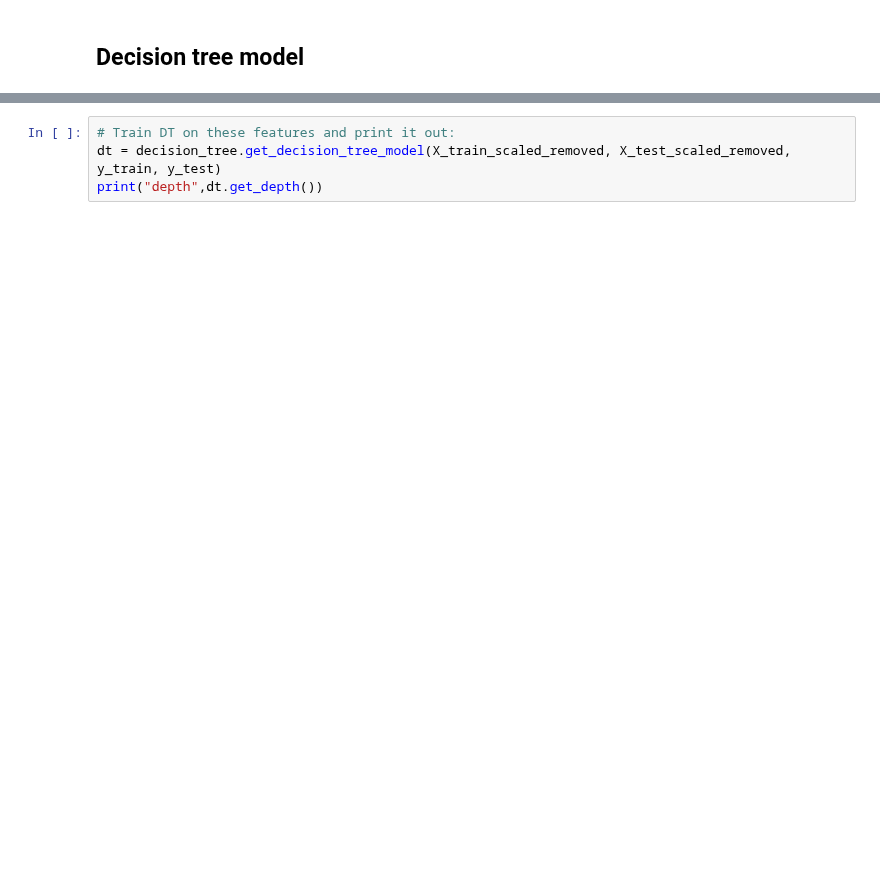
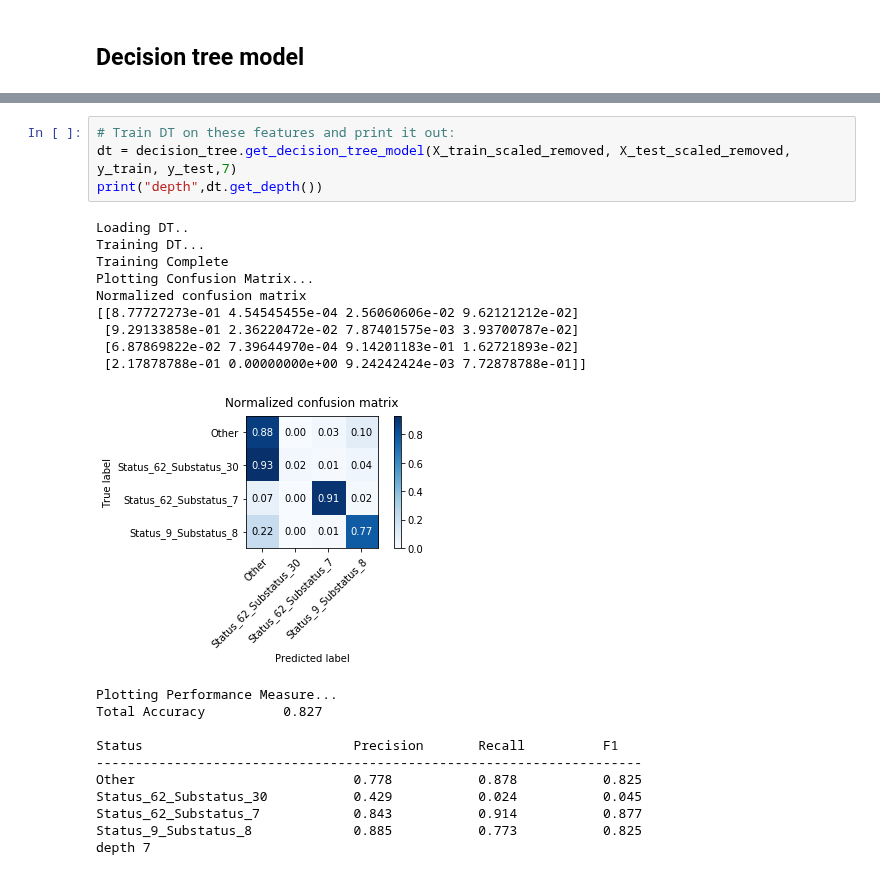
Before and after one commit to StianIsmar/project-thesis, a Jupyter notebook: TE/models/run_models.ipynb, the cells around one changed output, grey strips where cells are left out. Drawn from its saved outputs; the diff is of its cells as text; blank space fills up the shorter version.

```diff
--- a/TE/models/run_models.ipynb
+++ b/TE/models/run_models.ipynb
@@ -291,7 +337,28 @@ X_test_scaled_removed.head()
 # %%
 # Train DT on these features and print it out:
-dt = decision_tree.get_decision_tree_model(X_train_scaled_removed, X_test_scaled_removed, y_train, y_test)
+dt = decision_tree.get_decision_tree_model(X_train_scaled_removed, X_test_scaled_removed, y_train, y_test,7)
 print("depth",dt.get_depth())
+# %% [output]
+Loading DT..
+Training DT...
+Training Complete
+Plotting Confusion Matrix...
+Normalized confusion matrix
+[[8.77727273e-01 4.54545455e-04 2.56060606e-02 9.62121212e-02]
+ [9.29133858e-01 2.36220472e-02 7.87401575e-03 3.93700787e-02]
+ [6.87869822e-02 7.39644970e-04 9.14201183e-01 1.62721893e-02]
+ [2.17878788e-01 0.00000000e+00 9.24242424e-03 7.72878788e-01]]
+[figure, added]
+Plotting Performance Measure...
+Total Accuracy          0.827
+
+Status                           Precision       Recall          F1
+----------------------------------------------------------------------
+Other                            0.778           0.878           0.825
+Status_62_Substatus_30           0.429           0.024           0.045
+Status_62_Substatus_7            0.843           0.914           0.877
+Status_9_Substatus_8             0.885           0.773           0.825
+depth 7
 # %%
 # Print the tree
 import pydotplus
```
Also changed, not shown: parts of 13 cells of this notebook, 4 other files.
